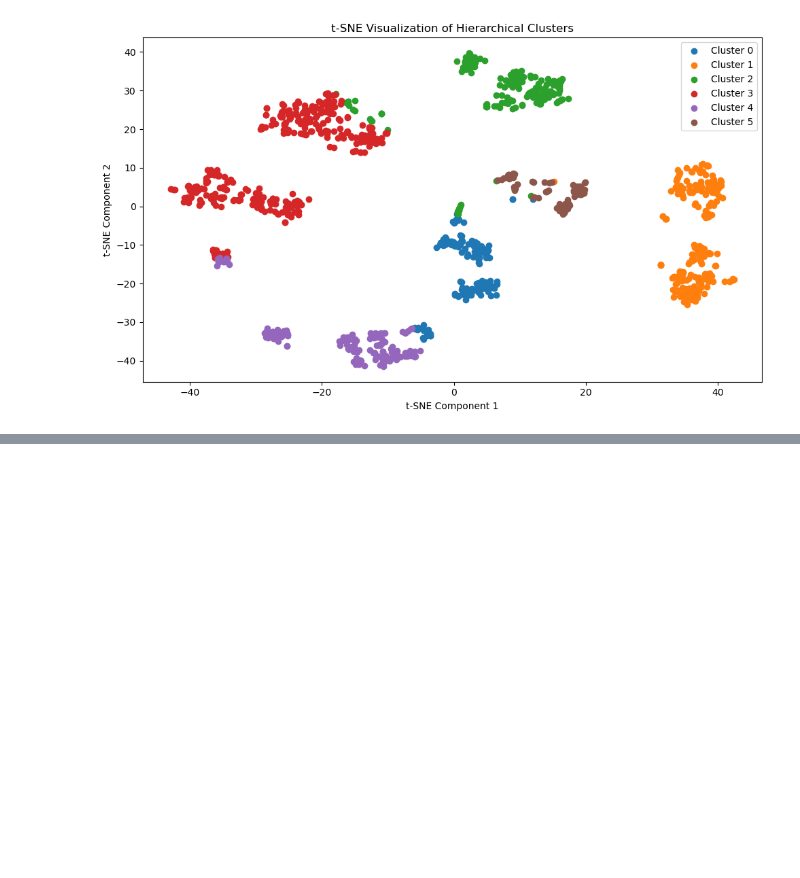
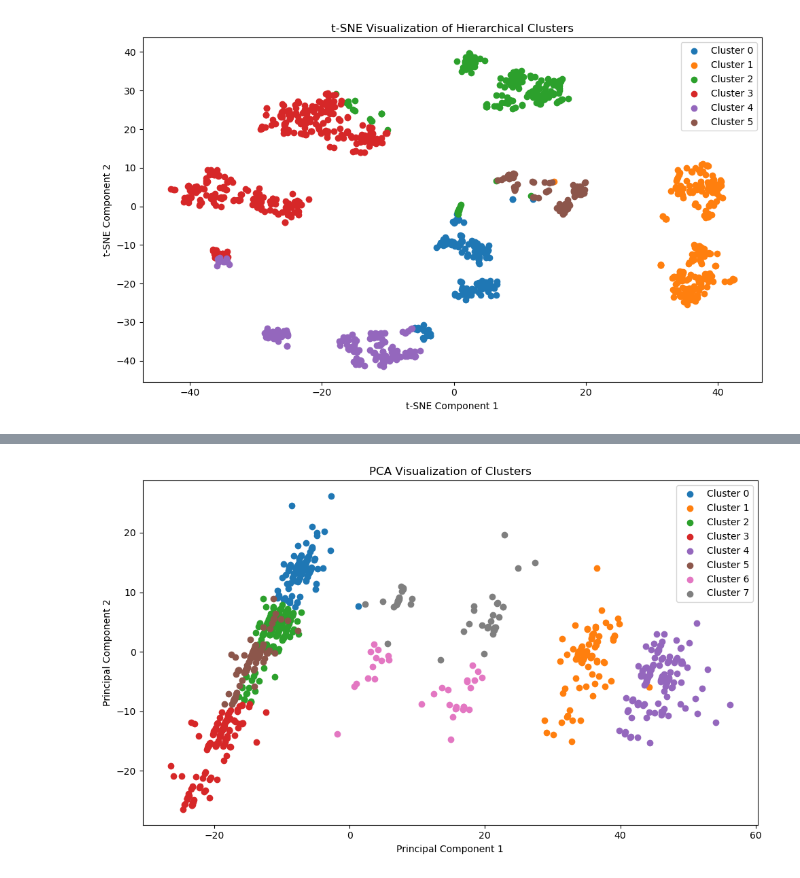
Before and after one commit to ChefBB/dm2_project, a Jupyter notebook: Ankit/Clustering/catch_Kmeans.ipynb, the cells around one changed output, grey strips where cells are left out. Cells and saved outputs as stored; diff of their text form; code cells hidden in the pictures; blank space fills up the shorter version.

```diff
--- a/Ankit/Clustering/catch - Kmeans.ipynb
+++ b/Ankit/Clustering/catch_Kmeans.ipynb
@@ -376,0 +420,20 @@ plt.savefig('tsne_hierarchical_clusters.png')
+# %%
+# Apply PCA for dimensionality reduction to 2D
+pca = PCA(n_components=2)
+pca_results = pca.fit_transform(scaled_features)
+
+# Plot PCA results colored by cluster labels
+plt.figure(figsize=(10, 6))
+for cluster in np.unique(cluster_labels):
+    plt.scatter(pca_results[cluster_labels == cluster, 0],
+                pca_results[cluster_labels == cluster, 1],
+                label=f'Cluster {cluster}')
+
+plt.title('PCA Visualization of Clusters')
+plt.xlabel('Principal Component 1')
+plt.ylabel('Principal Component 2')
+plt.legend()
+plt.tight_layout()
+plt.savefig('pca_clusters.png')
+# %% [output]
+[figure, added]
```
Also changed, not shown: parts of 9 cells of this notebook, 16 other files.
